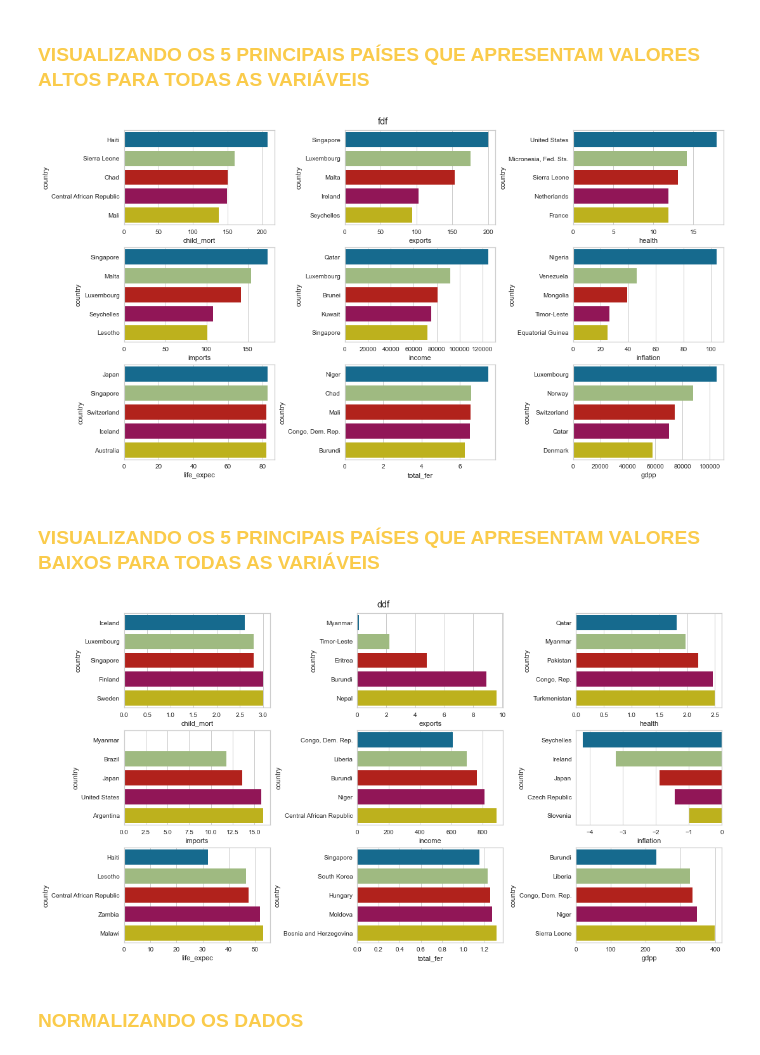
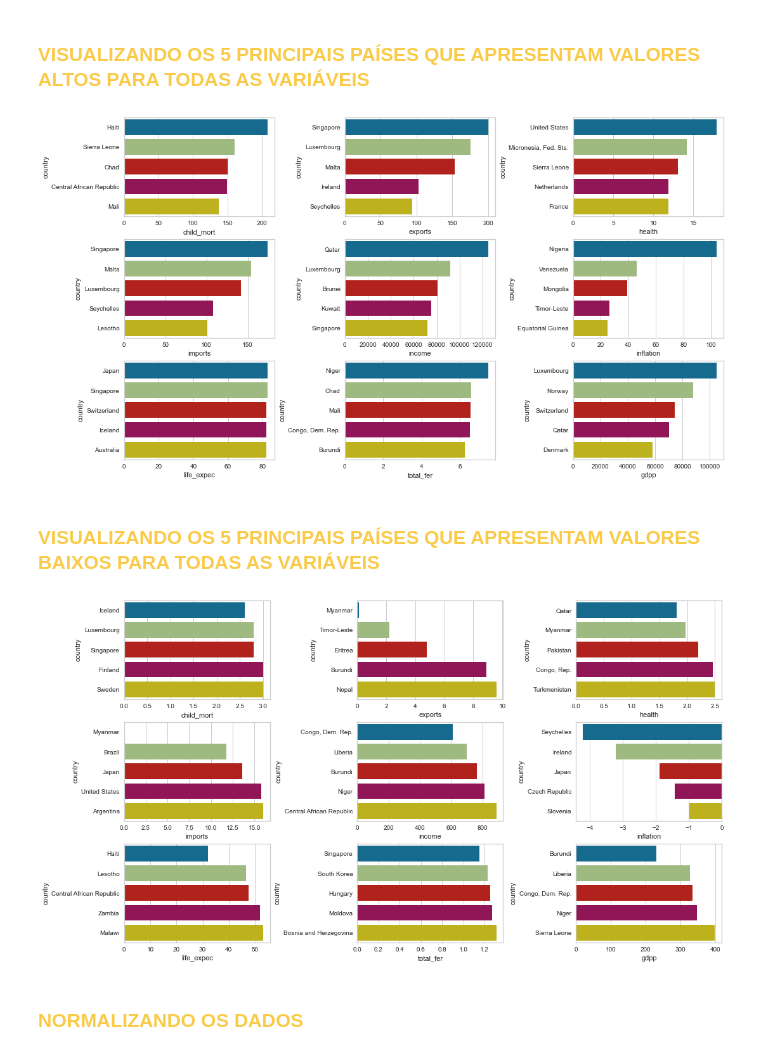
Before and after one commit to DanielaSenna/country-data-kmeans, a Jupyter notebook: projeto-country-data-kmeans/Projeto.ipynb, the cells around one changed output. Cells and saved outputs as stored; diff of their text form; code cells hidden in the pictures.

```diff
--- a/projeto-country-data-kmeans/Projeto.ipynb
+++ b/projeto-country-data-kmeans/Projeto.ipynb
@@ -189,15 +192,14 @@ plt.show()
 # %%
 cols = dt.drop(['country'], axis=1).columns.tolist()
 
 fig, ax = plt.subplots(nrows=3,ncols=3, figsize=(15,8), constrained_layout=True)
 ax = ax.flatten()
-plt.suptitle("fdf")
 for x, i in enumerate(cols):
     dt_new = dt[['country', i]].sort_values(by=i,ascending=False)
     dt_new = dt_new.iloc[0:5,:]
     sns.barplot(data=dt_new, x=i, y='country', ax=ax[x])
 # %% [output]
-[figure, old version]
+[figure, new version]
 # %% [markdown]
 ### **<font color='#facb4b'>VISUALIZANDO OS 5 PRINCIPAIS PAÍSES QUE APRESENTAM VALORES BAIXOS PARA TODAS AS VARIÁVEIS</font>**
 # %%
@@ -205,13 +207,12 @@ cols = dt.drop(['country'], axis=1).columns.tolist()
 
 fig, ax = plt.subplots(nrows=3,ncols=3, figsize=(15,8), constrained_layout=True)
 ax = ax.flatten()
-plt.suptitle("ddf")
 for x, i in enumerate(cols):
     dt_new = dt[['country', i]].sort_values(by=i,ascending=True)
     dt_new = dt_new.iloc[0:5,:]
     sns.barplot(data=dt_new, x=i, y='country', ax=ax[x])
 # %% [output]
-[figure, old version]
+[figure, new version]
 # %% [markdown]
 ### **<font color='#facb4b'>NORMALIZANDO OS DADOS</font>**
 # %%
```
Also changed, not shown: parts of 5 cells of this notebook.
